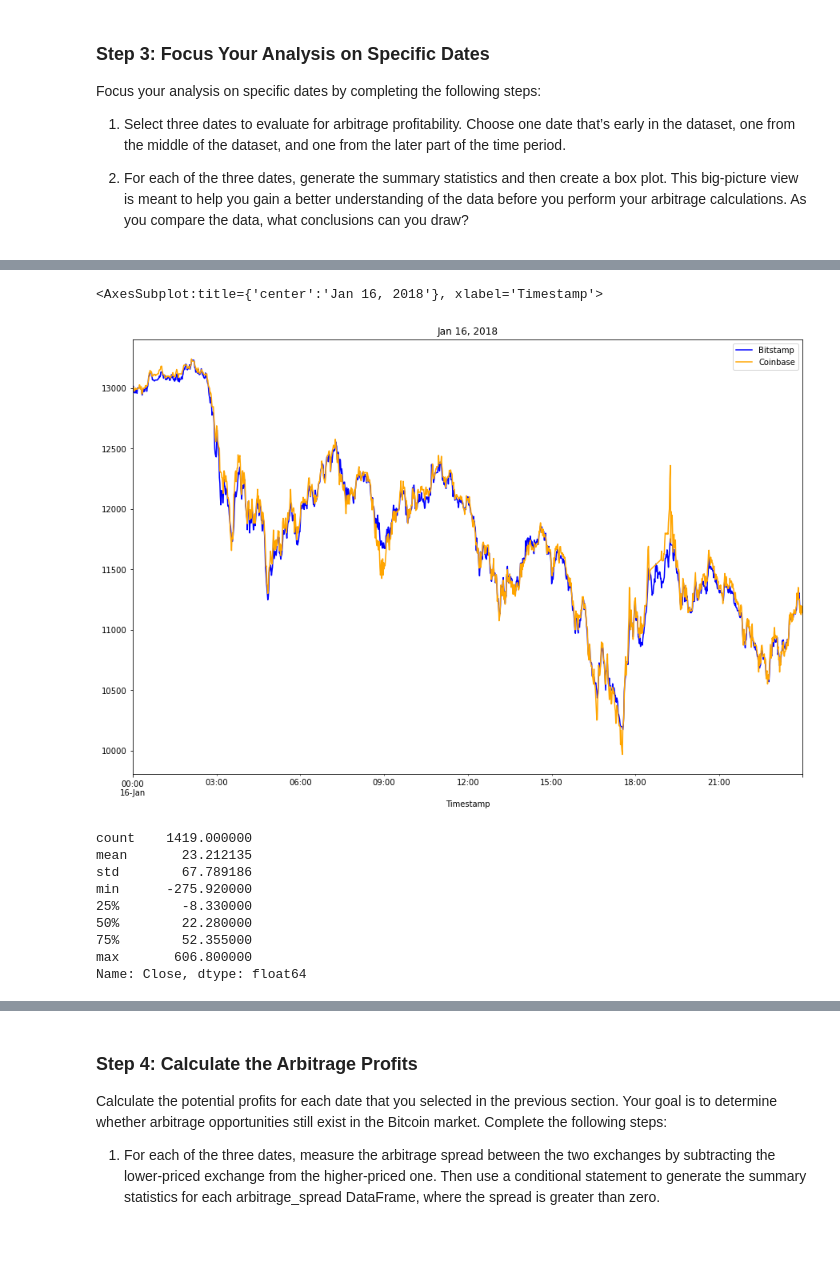
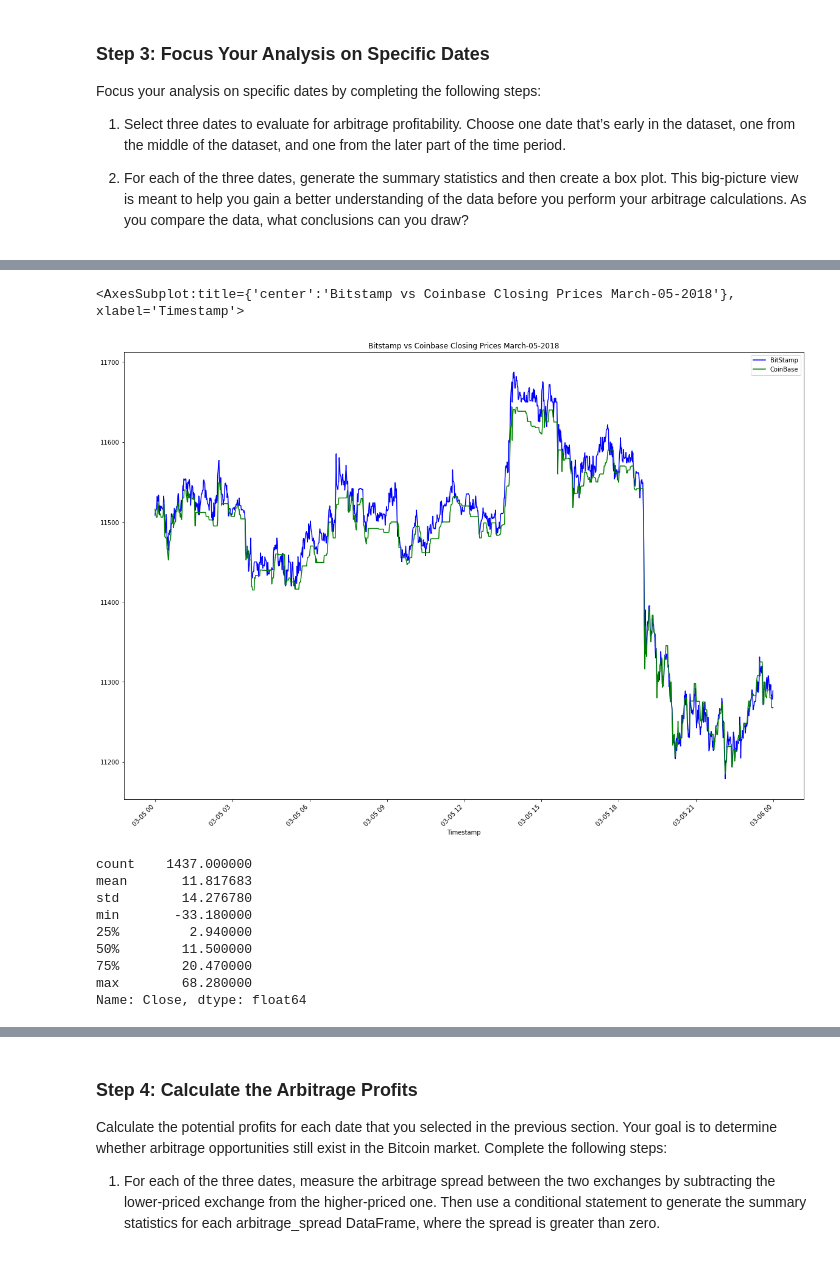
Before and after one commit to Deep4Patel9/fintech_arbitrage_analysis, a Jupyter notebook: crypto_arbitrage.ipynb, the cells around one changed output, grey strips where cells are left out. Drawn from its saved outputs; the diff is of its cells as text; code cells hidden in the pictures.

Commit message:
finished analyzing arbitrage and plotting data for beg, mid, late

```diff
--- a/crypto_arbitrage.ipynb
+++ b/crypto_arbitrage.ipynb
@@ -299,25 +360,26 @@ Focus your analysis on specific dates by completing the following steps:
 # %%
-# Create an overlay plot that visualizes the two dataframes over a period of one day early in the dataset.
+# Create an overlay plot that visualizes the two dataframes over a period of one day from late in the dataset.
 # Be sure that the plots include the parameters `legend`, `figsize`, `title`, `color` and `label`
-# YOUR CODE HERE
+bitstamp_close_sliced.loc['2018-03-05'].plot(kind='line', figsize=(20,15), title="Bitstamp vs Coinbase Closing Prices March-05-2018", color="blue", legend=True, label="BitStamp", rot=45)
+coinbase_close_sliced.loc['2018-03-05'].plot(kind='line', figsize=(20,15), title="Bitstamp vs Coinbase Closing Prices March-05-2018", color="green", legend=True, label="CoinBase", rot=45)
 # %% [output]
-<AxesSubplot:title={'center':'Jan 16, 2018'}, xlabel='Timestamp'>
+<AxesSubplot:title={'center':'Bitstamp vs Coinbase Closing Prices March-05-2018'}, xlabel='Timestamp'>
-[figure, old version]
+[figure, new version]
 # %%
-# Using the early date that you have selected, calculate the arbitrage spread
+# Using the date from the late that you have selected, calculate the arbitrage spread
 # by subtracting the bitstamp lower closing prices from the coinbase higher closing prices
-arbitrage_spread_early = # YOUR CODE HERE
+arbitrage_spread_late = bitstamp_close_sliced.loc['2018-03-05'] - coinbase_close_sliced.loc['2018-03-05']
 
-# Generate summary statistics for the early DataFrame
-# YOUR CODE HERE
+# Generate summary statistics for the late DataFrame
+arbitrage_spread_late.describe()
 # %% [output]
-count    1419.000000
-mean       23.212135
-std        67.789186
-min      -275.920000
-25%        -8.330000
-50%        22.280000
-75%        52.355000
-max       606.800000
+count    1437.000000
+mean       11.817683
+std        14.276780
+min       -33.180000
+25%         2.940000
+50%        11.500000
+75%        20.470000
+max        68.280000
 Name: Close, dtype: float64
 # %%
```
Also changed, not shown: parts of 16 cells of this notebook.
